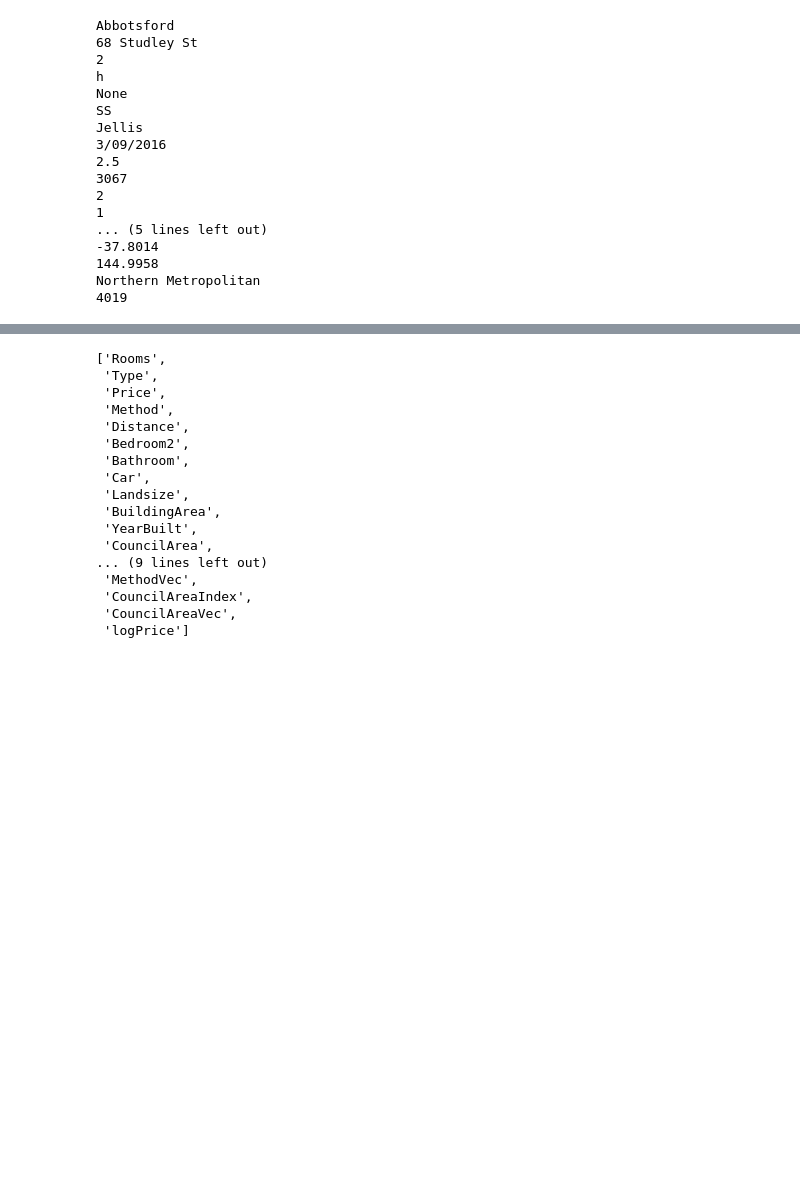
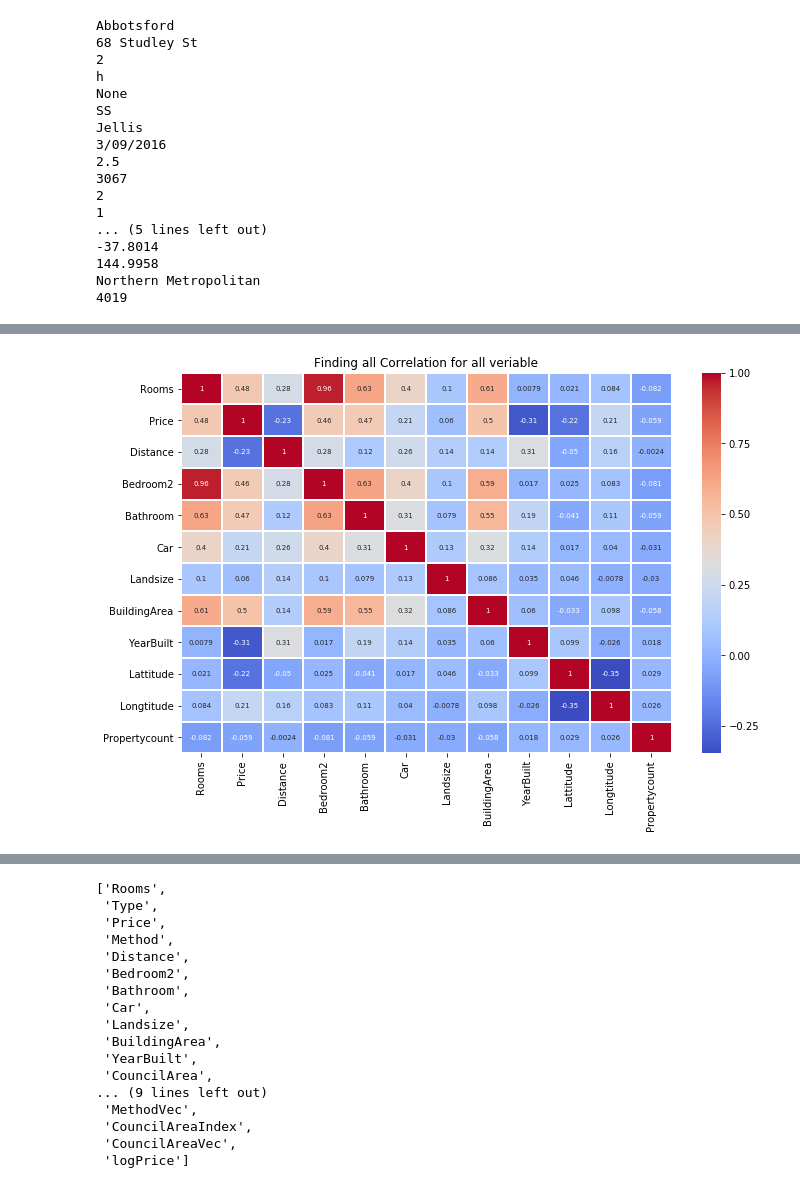
Before and after one commit to misl938/BDAS_misl938, a Jupyter notebook: Iteration4_misl938.ipynb, the cells around one changed output, grey strips where cells are left out. Cells and saved outputs as stored; diff of their text form; code cells hidden in the pictures; blank space fills up the shorter version.

Commit message:
correlation

```diff
--- a/Iteration4_misl938.ipynb
+++ b/Iteration4_misl938.ipynb
@@ -344,3 +432,12 @@ my_cols = housing_data.select([
 # %%
 # Dropping all the rows with null values
 final_housing_data = my_cols.na.drop()
+# %%
+# checking correlation for all variables
+plt.figure(figsize=(11,7))
+sns.heatmap(final_housing_data.sample(False, 0.95).toPandas().corr(),cmap = 'coolwarm',linewidth = 1,annot= True, annot_kws={"size": 7})
+plt.title('Finding all Correlation for all veriable')
+
+print ("\n")
+# %% [output]
+[figure, added]
```
Also changed, not shown: parts of 6 cells of this notebook.
